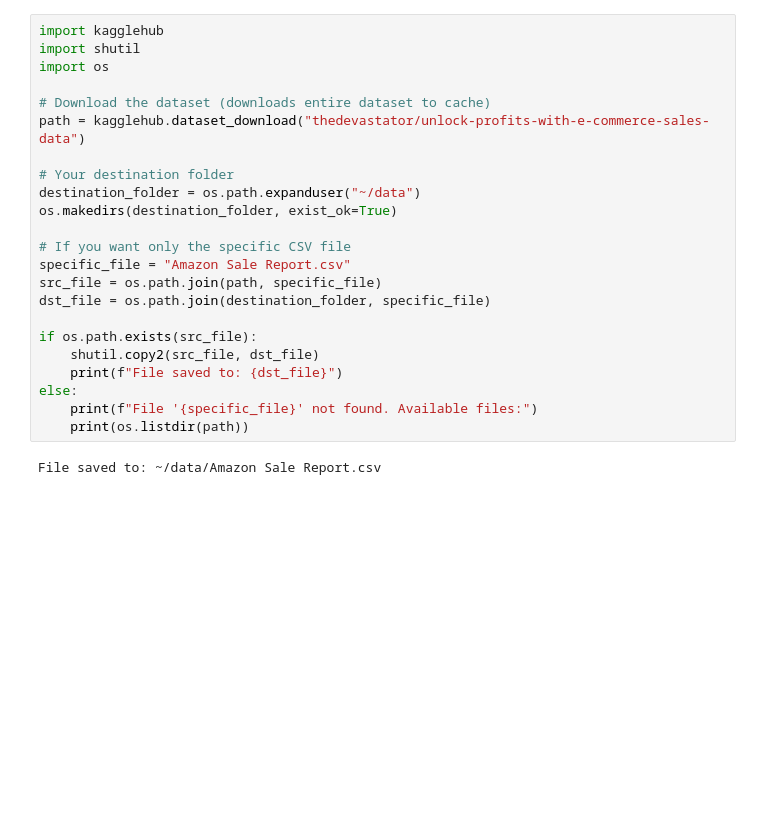
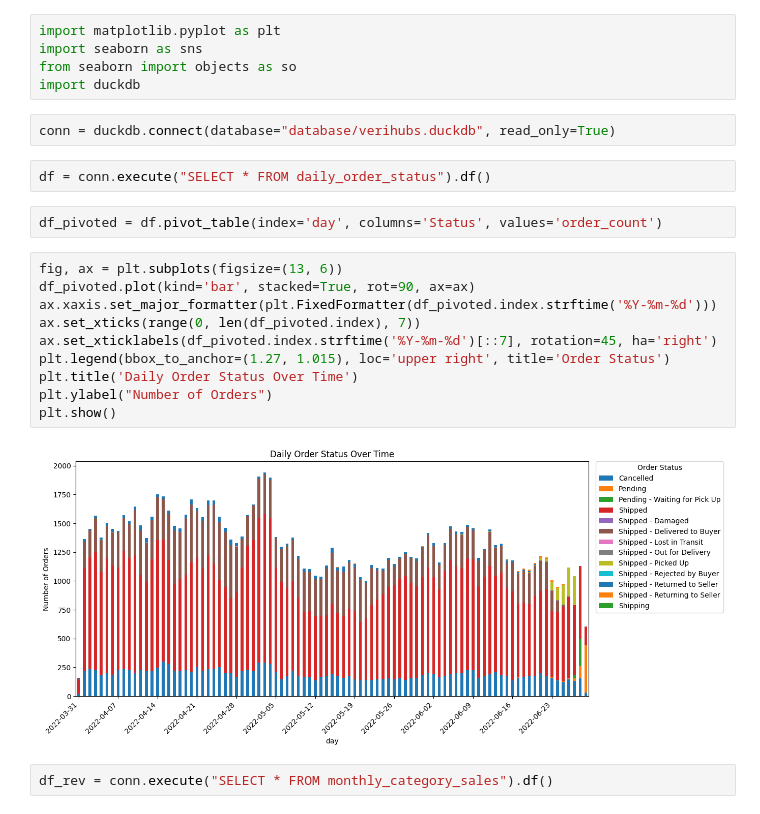
Before and after one commit to siaaldo/verihubs_tech_test, a Jupyter notebook: visualization_and_findings.ipynb, the cells around one changed output. Drawn from its saved outputs; the diff is of its cells as text; blank space fills up the shorter version.

Commit message:
This progress already trying to create 1st visualization task

```diff
--- a/visualization_and_findings.ipynb
+++ b/visualization_and_findings.ipynb
@@ -21,25 +1,25 @@ df = kagglehub.dataset_load(
-# %%
-import kagglehub
-import shutil
-import os
-
-# Download the dataset (downloads entire dataset to cache)
-path = kagglehub.dataset_download("thedevastator/unlock-profits-with-e-commerce-sales-data")
-
-# Your destination folder
-destination_folder = os.path.expanduser("~/data")
-os.makedirs(destination_folder, exist_ok=True)
-
-# If you want only the specific CSV file
-specific_file = "Amazon Sale Report.csv"
-src_file = os.path.join(path, specific_file)
-dst_file = os.path.join(destination_folder, specific_file)
-
-if os.path.exists(src_file):
-    shutil.copy2(src_file, dst_file)
-    print(f"File saved to: {dst_file}")
-else:
-    print(f"File '{specific_file}' not found. Available files:")
-    print(os.listdir(path))
-# %% [output]
-File saved to: ~/data/Amazon Sale Report.csv
+# %%
+import matplotlib.pyplot as plt
+import seaborn as sns
+from seaborn import objects as so
+import duckdb
+# %%
+conn = duckdb.connect(database="database/verihubs.duckdb", read_only=True)
+# %%
+df = conn.execute("SELECT * FROM daily_order_status").df()
+# %%
+df_pivoted = df.pivot_table(index='day', columns='Status', values='order_count')
+# %%
+fig, ax = plt.subplots(figsize=(13, 6))
+df_pivoted.plot(kind='bar', stacked=True, rot=90, ax=ax)
+ax.xaxis.set_major_formatter(plt.FixedFormatter(df_pivoted.index.strftime('%Y-%m-%d')))
+ax.set_xticks(range(0, len(df_pivoted.index), 7))
+ax.set_xticklabels(df_pivoted.index.strftime('%Y-%m-%d')[::7], rotation=45, ha='right')
+plt.legend(bbox_to_anchor=(1.27, 1.015), loc='upper right', title='Order Status')
+plt.title('Daily Order Status Over Time')
+plt.ylabel("Number of Orders")
+plt.show()
+# %% [output]
+[figure, added]
+# %%
+df_rev = conn.execute("SELECT * FROM monthly_category_sales").df()
```
Also changed, not shown: parts of 5 cells of this notebook, 5 other files.
